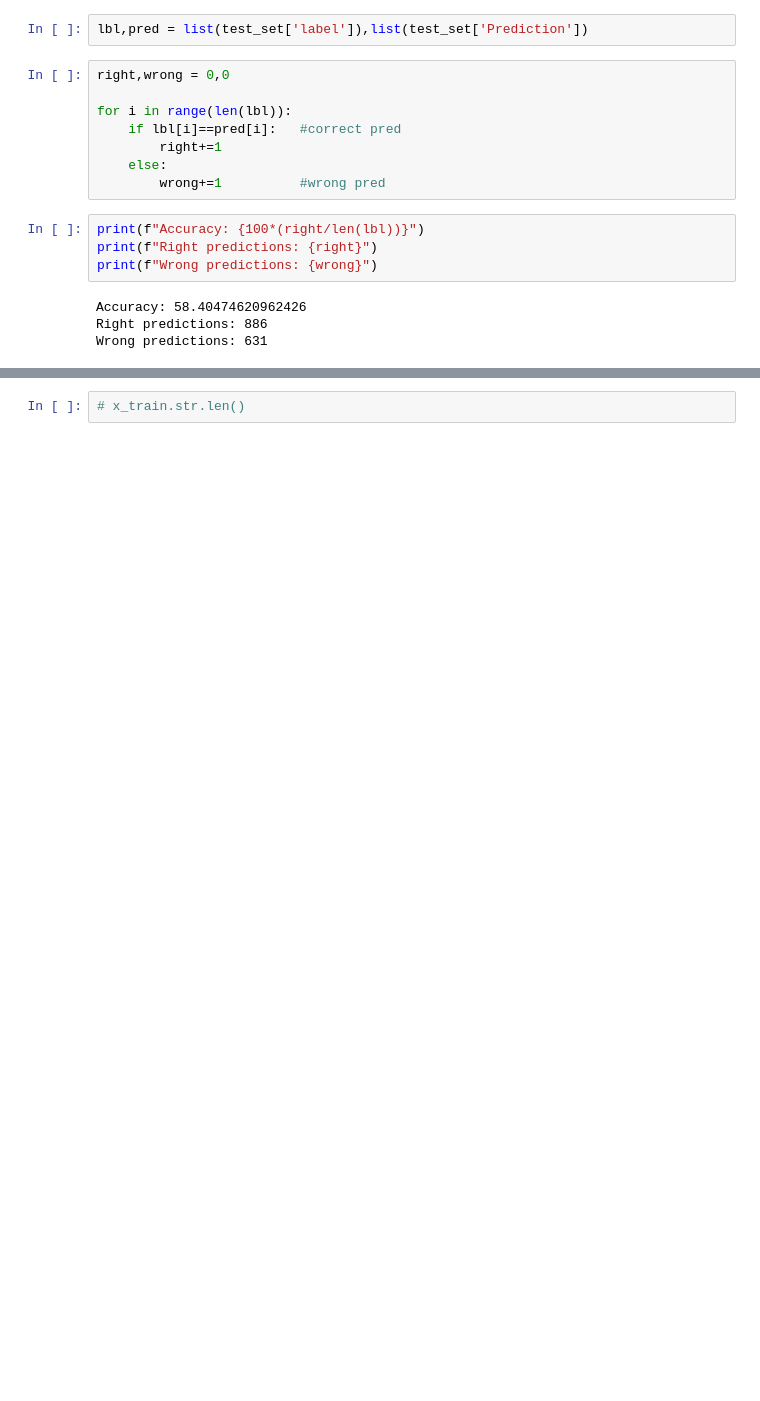
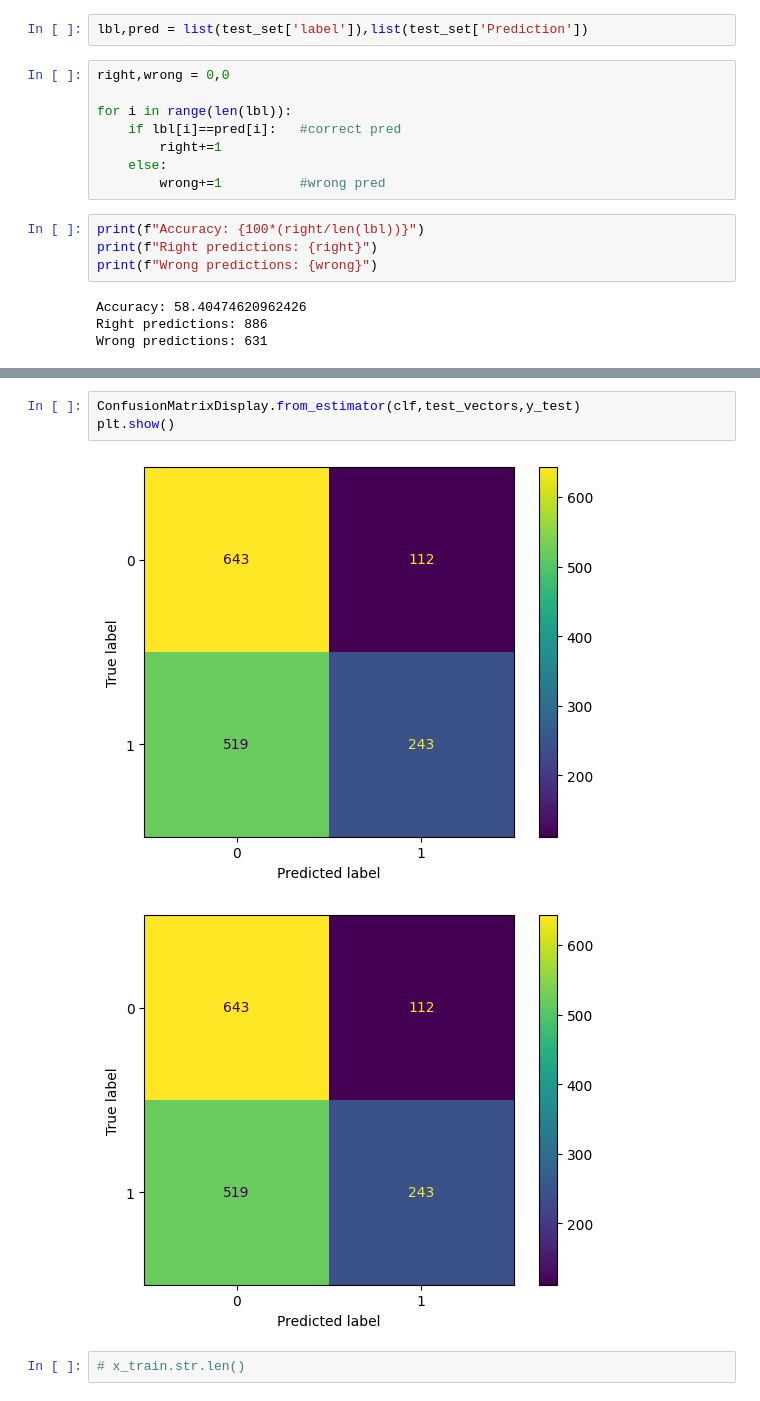
Before and after one commit to anubhavagr/vidhaan, a Jupyter notebook: ai_models/petition_acceptance/petition_acceptance(sklearn).ipynb, the cells around one changed output, grey strips where cells are left out. Cells and saved outputs as stored; diff of their text form; blank space fills up the shorter version.

```diff
--- a/ai_models/petition_acceptance/petition_acceptance(sklearn).ipynb
+++ b/ai_models/petition_acceptance/petition_acceptance(sklearn).ipynb
@@ -138,2 +139,8 @@ Wrong predictions: 631
+# %%
+ConfusionMatrixDisplay.from_estimator(clf,test_vectors,y_test)
+plt.show()
+# %% [output]
+[figure, added]
+[figure, added]
 # %%
 # x_train.str.len()
```
Also changed, not shown: parts of 11 cells of this notebook.
